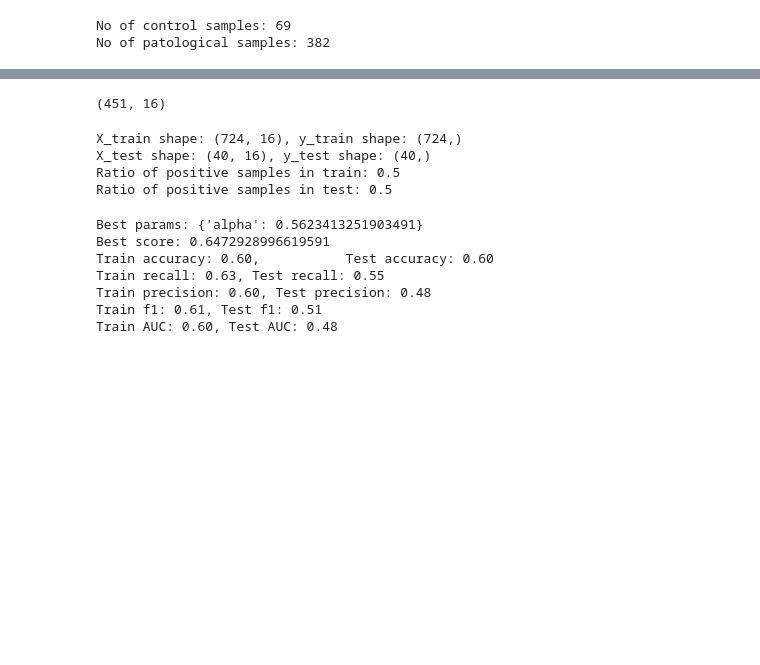
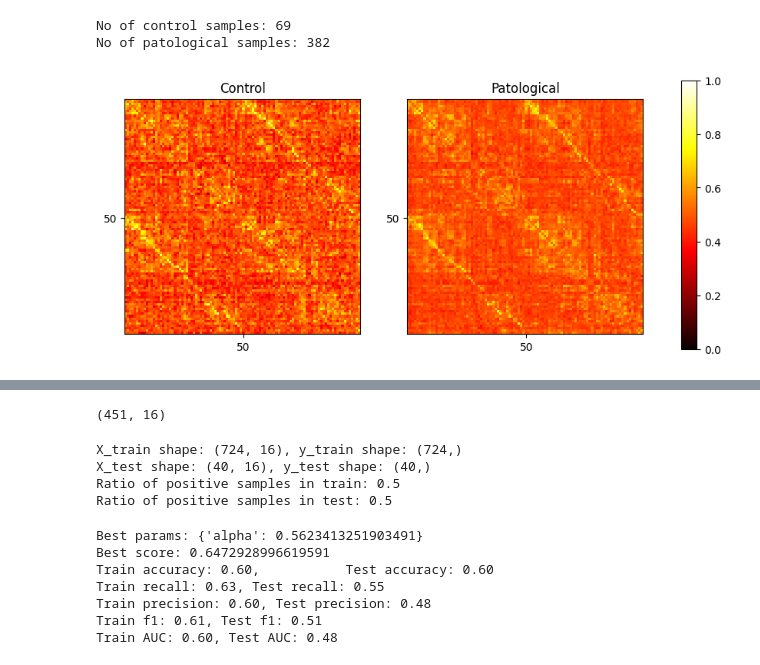
Before and after one commit to Wotaker/masters-thesis, a Jupyter notebook: master_thesis/notebooks/inter_intra_embeddings.ipynb, the cells around one changed output, grey strips where cells are left out. Drawn from its saved outputs; the diff is of its cells as text; code cells hidden in the pictures; blank space fills up the shorter version.

```diff
--- a/master_thesis/notebooks/inter_intra_embeddings.ipynb
+++ b/master_thesis/notebooks/inter_intra_embeddings.ipynb
@@ -59,3 +59,6 @@ print(f"No of patological samples: {n_patological}")
 # %% [output]
 No of control samples: 69
 No of patological samples: 382
+# %%
+image_control = np.mean(np_matrices[labels == 0], axis=0)
+image_pathological = np.mean(np_matrices[labels == 1], axis=0)
@@ -61,0 +69,20 @@ No of patological samples: 382
+# %%
+fig, axes = plt.subplots(1, 2, figsize=(10, 5))
+axes[0].imshow(image_control, cmap='hot', vmin=0, vmax=1)
+axes[0].set_title("Control")
+axes[1].imshow(image_pathological, cmap='hot', vmin=0, vmax=1)
+axes[1].set_title("Patological")
+
+axes[0].set_xticks([50])
+axes[0].set_yticks([50])
+axes[1].set_xticks([50])
+axes[1].set_yticks([50])
+
+# Add colorbar
+fig.subplots_adjust(right=0.8)
+cbar_ax = fig.add_axes([0.85, 0.15, 0.02, 0.7])
+fig.colorbar(axes[0].imshow(image_control, cmap='hot', vmin=0, vmax=1), cax=cbar_ax)
+
+plt.savefig("/Users/wciezobka/Downloads/ec-networks.png", dpi=300, bbox_inches='tight')
+# %% [output]
+[figure, added]
```
Also changed, not shown: parts of 3 cells of this notebook, 2 other files.
